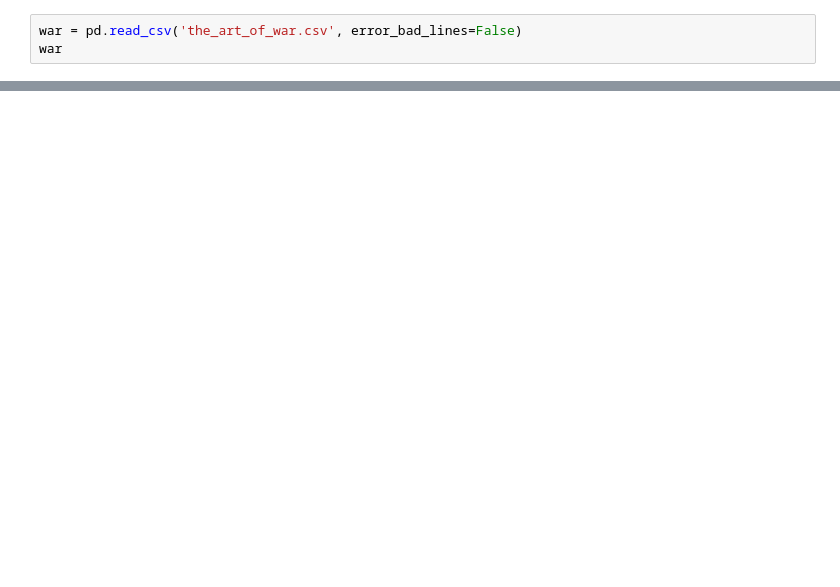
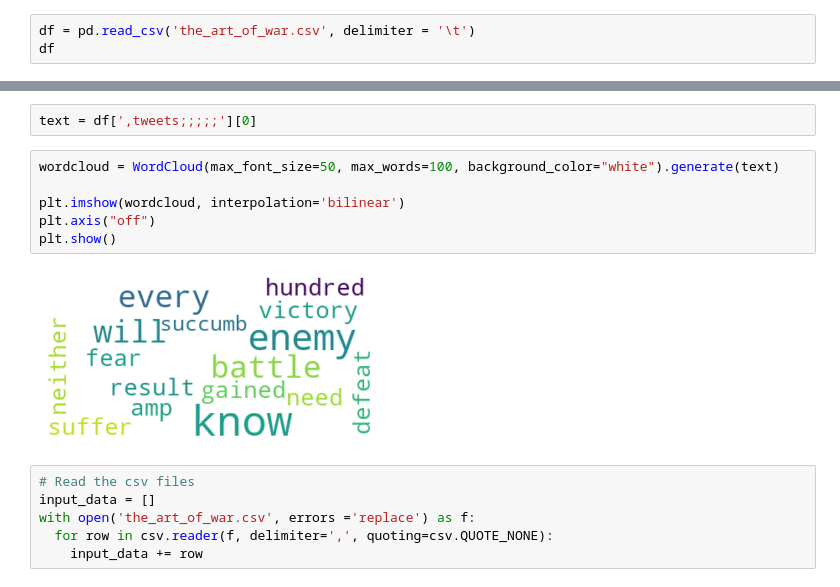
Before and after one commit to LaurenceAndraud/cyber-detective, a Jupyter notebook: Twitter.ipynb, the cells around one changed output, grey strips where cells are left out. Cells and saved outputs as stored; diff of their text form; blank space fills up the shorter version.

```diff
--- a/Twitter.ipynb
+++ b/Twitter.ipynb
@@ -73,4 +7,4 @@ Objectifs :
 # %%
-war = pd.read_csv('the_art_of_war.csv', error_bad_lines=False)
-war
+df = pd.read_csv('the_art_of_war.csv', delimiter = '\t')
+df
 # %% [output]
@@ -91,0 +24,16 @@ b'Skipping line 330: expected 4 fields, saw 8\nSkipping line 340: expected 4 fie
+# %%
+text = df[',tweets;;;;;'][0]
+# %%
+wordcloud = WordCloud(max_font_size=50, max_words=100, background_color="white").generate(text)
+
+plt.imshow(wordcloud, interpolation='bilinear')
+plt.axis("off")
+plt.show()
+# %% [output]
+[figure, added]
+# %%
+# Read the csv files
+input_data = []
+with open('the_art_of_war.csv', errors ='replace') as f:
+  for row in csv.reader(f, delimiter=',', quoting=csv.QUOTE_NONE):
+    input_data += row
```
Also changed, not shown: parts of 14 cells of this notebook, 1 other file.
